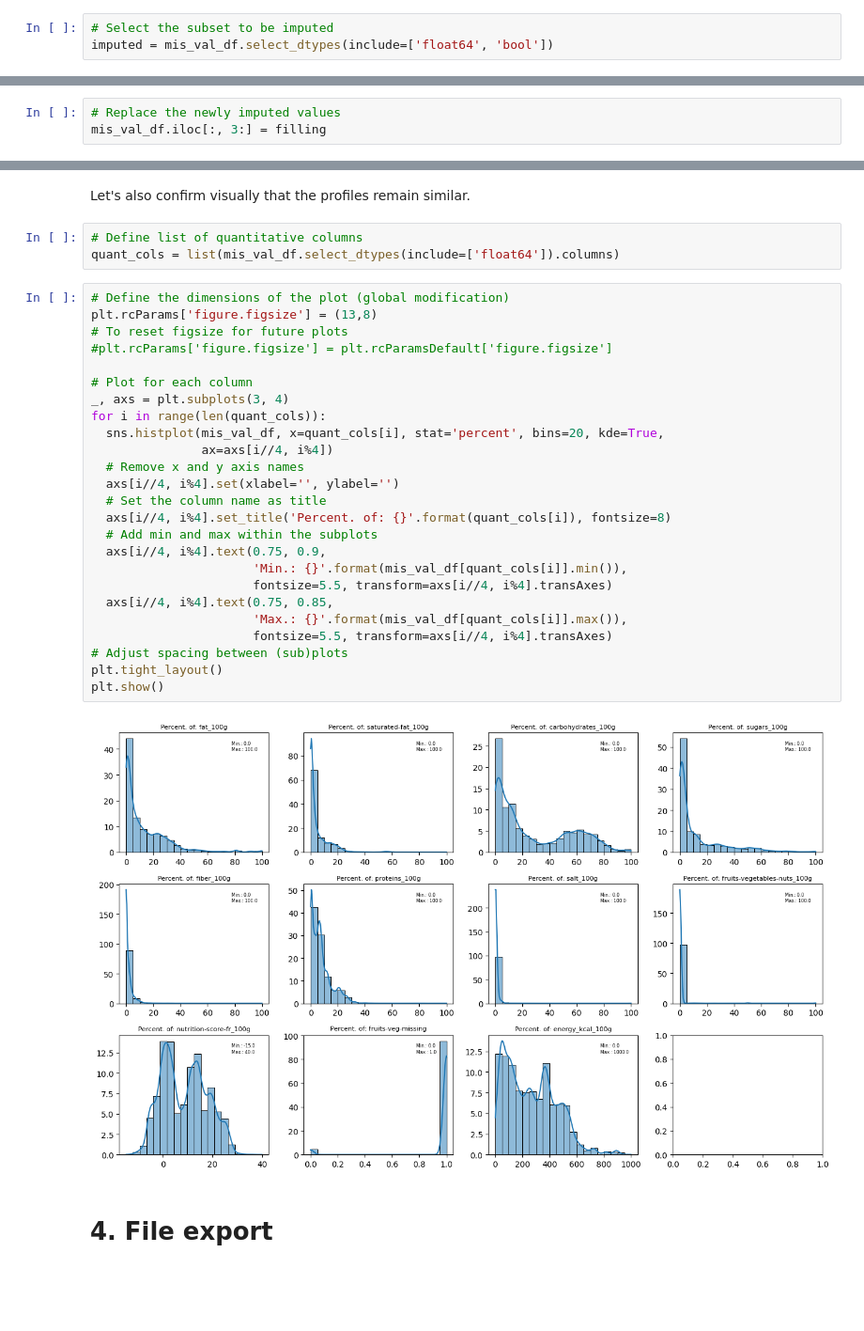
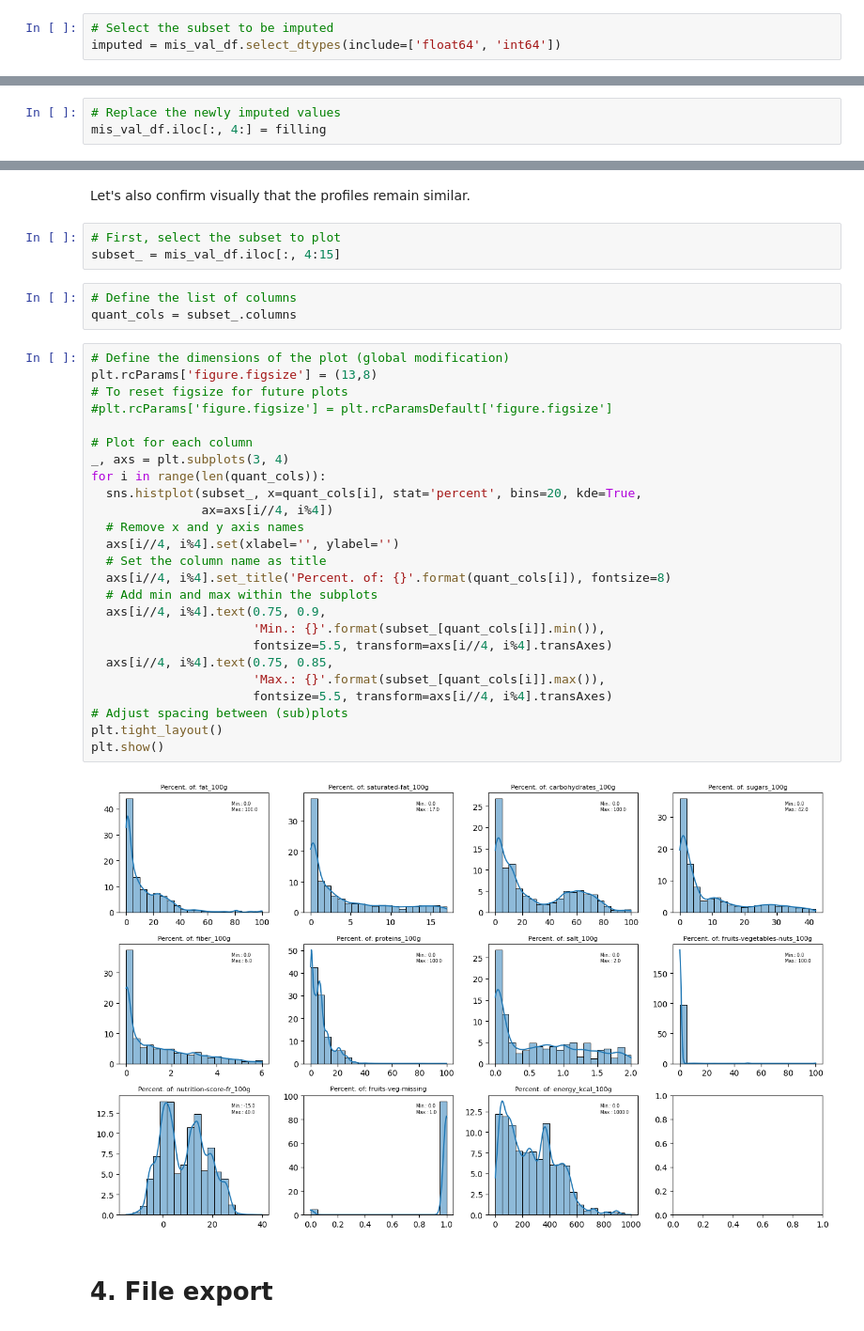
Before and after one commit to 64FC/Openclassrooms_DataScientist, a Jupyter notebook: Projet_2/OpenFoodFacts_1_notebook_nettoyage.ipynb, the cells around one changed output, grey strips where cells are left out. Shown at 94% size. Saved outputs shown, nothing was run; the diff lists cells and outputs as text; blank space fills up the shorter version.

```diff
--- a/Projet_2/OpenFoodFacts_1_notebook_nettoyage.ipynb
+++ b/Projet_2/OpenFoodFacts_1_notebook_nettoyage.ipynb
@@ -952,5 +1190,5 @@ mis_val_df['nutrition_grade_fr'].isna().sum()
 imputer = KNNImputer()
 # %%
 # Select the subset to be imputed
-imputed = mis_val_df.select_dtypes(include=['float64', 'bool'])
+imputed = mis_val_df.select_dtypes(include=['float64', 'int64'])
 # %%
@@ -958,7 +1196,7 @@ imputed = mis_val_df.select_dtypes(include=['float64', 'bool'])
 filling = imputer.fit_transform(imputed)
 # %%
 # Replace the newly imputed values
-mis_val_df.iloc[:, 3:] = filling
+mis_val_df.iloc[:, 4:] = filling
 # %%
 # Check that no missing value remains
 mis_val_df.isnull().sum()
@@ -980,36 +1223,39 @@ energy_kcal_100g               0
 dtype: int64
 # %% [markdown]
 Let's also confirm visually that the profiles remain similar.
+# %%
+# First, select the subset to plot
+subset_ = mis_val_df.iloc[:, 4:15]
 # %%
-# Define list of quantitative columns
-quant_cols = list(mis_val_df.select_dtypes(include=['float64']).columns)
+# Define the list of columns
+quant_cols = subset_.columns
 # %%
 # Define the dimensions of the plot (global modification)
 plt.rcParams['figure.figsize'] = (13,8)
 # To reset figsize for future plots
 #plt.rcParams['figure.figsize'] = plt.rcParamsDefault['figure.figsize']
 
 # Plot for each column
 _, axs = plt.subplots(3, 4)
 for i in range(len(quant_cols)):
-  sns.histplot(mis_val_df, x=quant_cols[i], stat='percent', bins=20, kde=True,
+  sns.histplot(subset_, x=quant_cols[i], stat='percent', bins=20, kde=True,
                ax=axs[i//4, i%4])
   # Remove x and y axis names
   axs[i//4, i%4].set(xlabel='', ylabel='')
   # Set the column name as title
   axs[i//4, i%4].set_title('Percent. of: {}'.format(quant_cols[i]), fontsize=8)
   # Add min and max within the subplots
   axs[i//4, i%4].text(0.75, 0.9,
-                      'Min.: {}'.format(mis_val_df[quant_cols[i]].min()),
+                      'Min.: {}'.format(subset_[quant_cols[i]].min()),
                       fontsize=5.5, transform=axs[i//4, i%4].transAxes)
   axs[i//4, i%4].text(0.75, 0.85,
-                      'Max.: {}'.format(mis_val_df[quant_cols[i]].max()),
+                      'Max.: {}'.format(subset_[quant_cols[i]].max()),
                       fontsize=5.5, transform=axs[i//4, i%4].transAxes)
 # Adjust spacing between (sub)plots
 plt.tight_layout()
 plt.show()
 # %% [output]
-[figure, old version]
+[figure, new version]
 # %% [markdown]
 # 4. File export
 # %%
```
Also changed, not shown: parts of 75 cells of this notebook.
